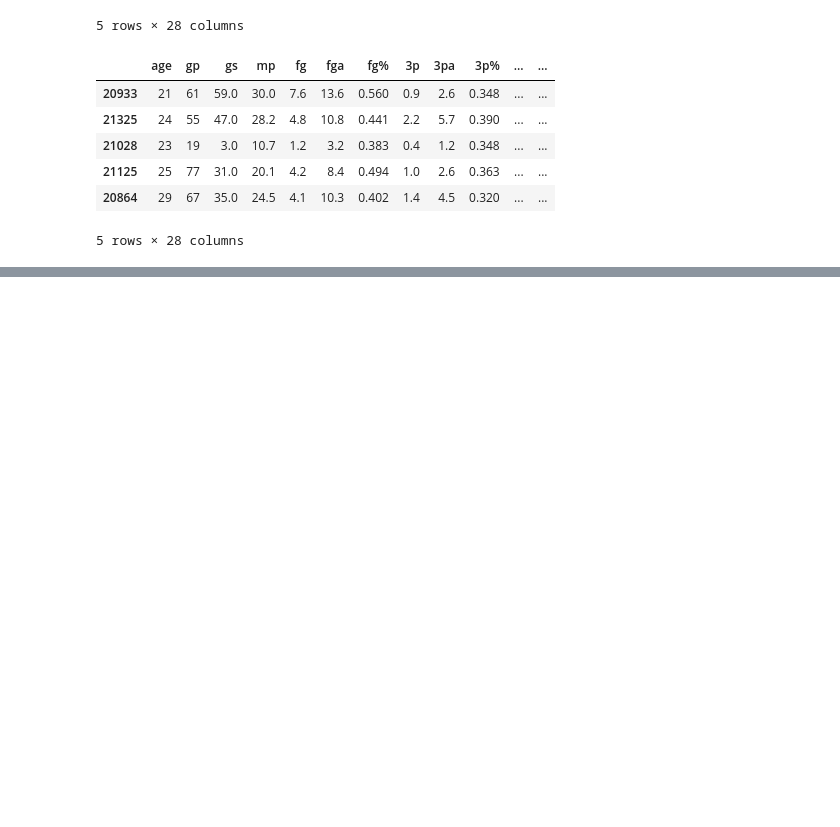
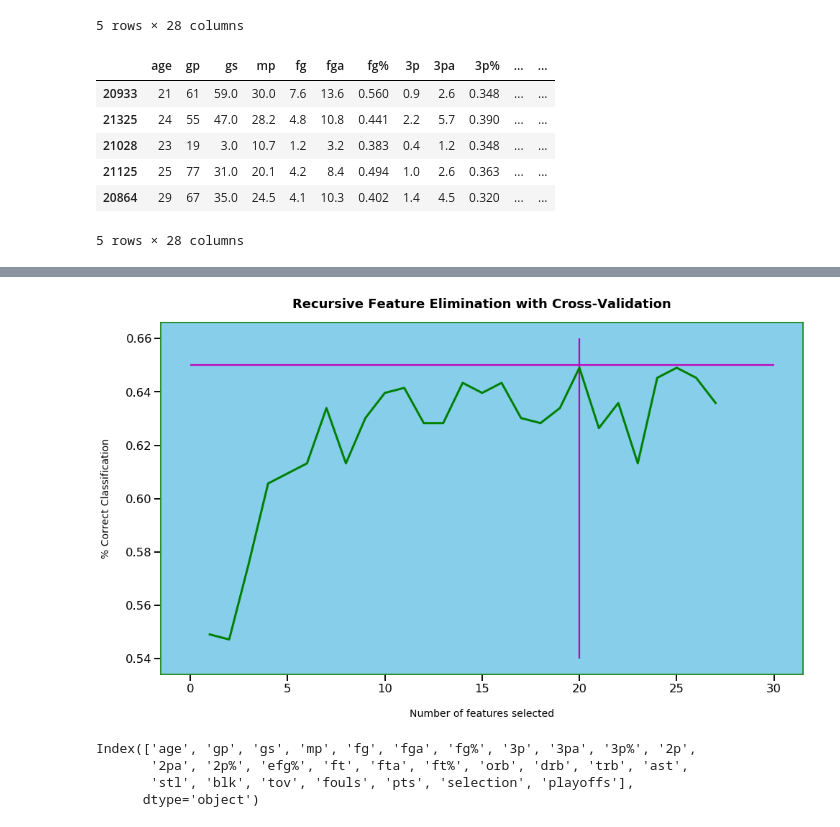
Before and after one commit to ArielJosephCohen/postseason_prediction, a Jupyter notebook: notebook.ipynb, the cells around one changed output, grey strips where cells are left out. Cells and saved outputs as stored; diff of their text form; code cells hidden in the pictures; blank space fills up the shorter version.

```diff
--- a/notebook.ipynb
+++ b/notebook.ipynb
@@ -316,0 +428,4 @@ weighted avg       0.64      0.63      0.63       133
+# %%
+# a visual for how reducing features increases accuracy
+rfecv=RFECV(rf)
+rfecv.fit(X,y)
@@ -316,0 +446,27 @@ weighted avg       0.64      0.63      0.63       133
+# %%
+# a visual
+with sns.plotting_context('talk'):
+    with sns.axes_style({'axes.facecolor':'skyblue','axes.edgecolor':'forestgreen'}):
+        plt.figure(figsize=(16, 9))
+        plt.title('Recursive Feature Elimination with Cross-Validation', fontsize=18, fontweight='bold', pad=20)
+        plt.xlabel('Number of features selected', fontsize=14, labelpad=20)
+        plt.ylabel('% Correct Classification', fontsize=14, labelpad=20)
+        plt.plot(range(1, len(rfecv.grid_scores_) + 1), rfecv.grid_scores_, color='green', linewidth=3)
+        plt.vlines(20,ymax=0.54,ymin=0.66,colors='m')
+        plt.hlines(0.65,xmax=30,xmin=0,colors='m')
+
+        plt.show()
+# %% [output]
+[figure, added]
+# %%
+# fit RFE
+rfe=RFECV(rf,min_features_to_select=20)
+rfe.fit(X,y)
+rfe.support_
+rfe.ranking_
+ss_df.columns
+# %% [output]
+Index(['age', 'gp', 'gs', 'mp', 'fg', 'fga', 'fg%', '3p', '3pa', '3p%', '2p',
+       '2pa', '2p%', 'efg%', 'ft', 'fta', 'ft%', 'orb', 'drb', 'trb', 'ast',
+       'stl', 'blk', 'tov', 'fouls', 'pts', 'selection', 'playoffs'],
+      dtype='object')
```
Also changed, not shown: parts of 21 cells of this notebook, 1 other file.
